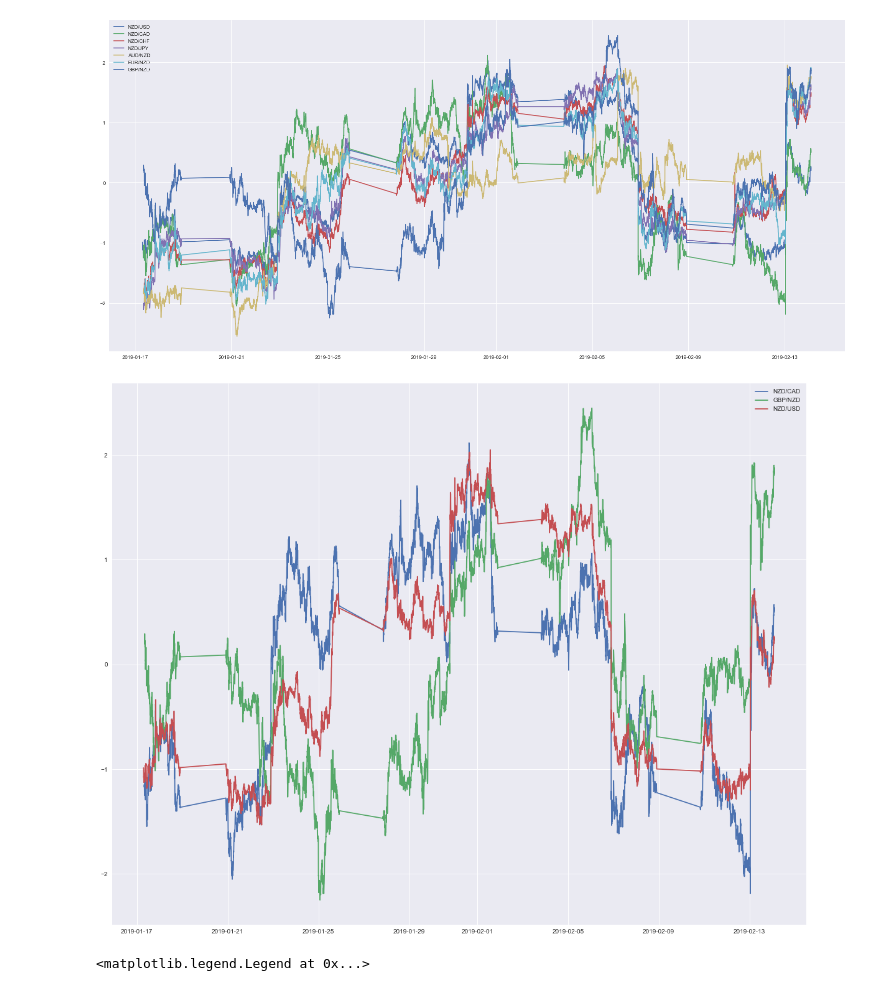
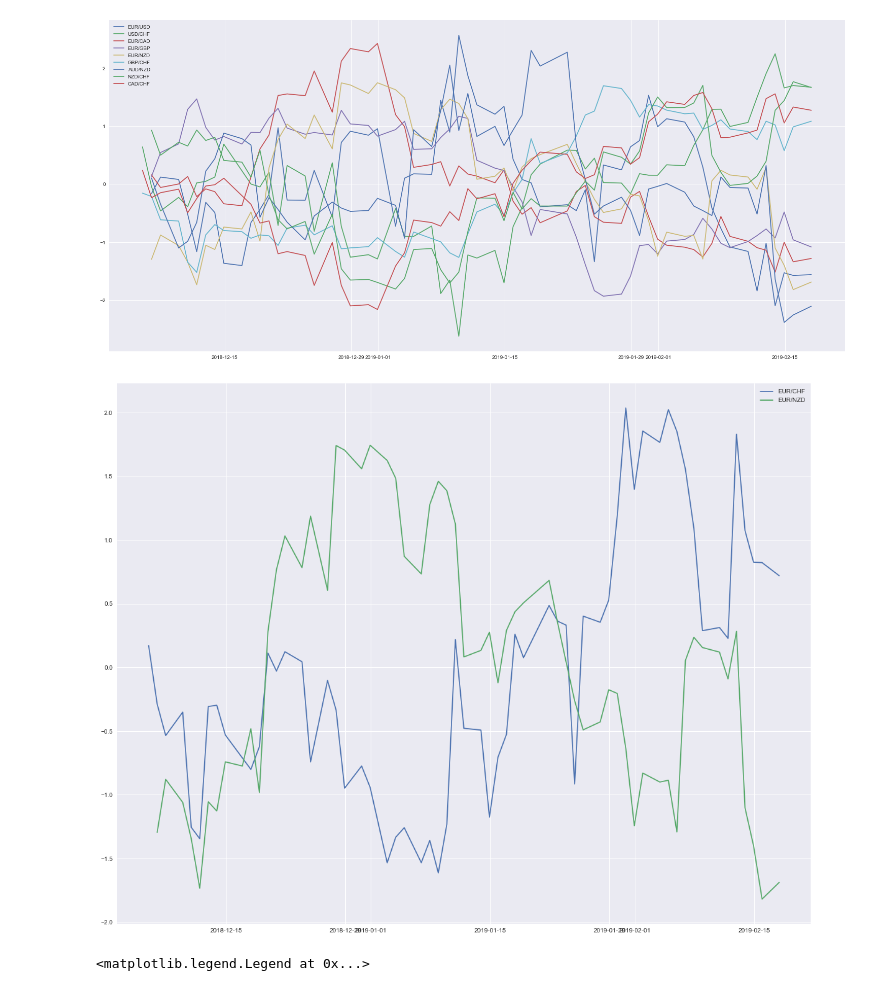
Before and after one commit to ballmdr/blockchain-python, a Jupyter notebook: FXCM/Correlation Lagging.ipynb, the cells around one changed output. Saved outputs shown, nothing was run; the diff lists cells and outputs as text; code cells hidden in the pictures.

```diff
--- a/FXCM/Correlation Lagging.ipynb
+++ b/FXCM/Correlation Lagging.ipynb
@@ -24,34 +22,30 @@ symbols = ['NZD/USD', 'NZD/CAD', 'NZD/CHF', 'NZD/JPY']
+# %%
+#symbols = ['EUR/USD', 'EUR/AUD', 'EUR/CAD', 'EUR/CHF', 'EUR/JPY', 'EUR/NZD', 'EUR/GBP']
+#symbols = ['GBP/AUD', 'GBP/CAD', 'GBP/CHF', 'GBP/JPY', 'GBP/NZD', 'GBP/USD']
+#symbols = ['AUD/CAD', 'AUD/CHF', 'AUD/JPY', 'AUD/NZD', 'AUD/USD']
+symbols = ['EUR/USD', 'USD/JPY', 'GBP/USD', 'USD/CAD', 'USD/CHF', 'AUD/USD', 'NZD/USD', 'EUR/AUD', 'EUR/CAD', 'EUR/CHF', 'EUR/GBP', 'EUR/JPY', 'EUR/NZD', 'GBP/AUD', 'GBP/CAD', 'GBP/CHF', 'GBP/JPY', 'GBP/NZD', 'AUD/CAD', 'AUD/CHF', 'AUD/JPY', 'AUD/NZD', 'NZD/CAD', 'NZD/CHF', 'NZD/JPY', 'CAD/CHF', 'CAD/JPY', 'CHF/JPY']
 # %%
 df = dict()
 for symbol in symbols:
-    df[symbol] = con.get_candles(symbol, period='m5', number=5760) #20 Days
+    df[symbol] = con.get_candles(symbol, period='D1', number=60)
     df[symbol]['Close'] = (df[symbol]['bidclose'] + df[symbol]['askclose'])/2
     df[symbol]['Close_z'] = z(df[symbol]['Close'])
     df[symbol].dropna(inplace=True)
-# %%
-symbols2 = ['AUD/NZD', 'EUR/NZD', 'GBP/NZD']
-for symbol in symbols2:
-    df[symbol] = con.get_candles(symbol, period='m5', number=5760) #20 Days
-    df[symbol]['Close'] = (df[symbol]['bidclose'] + df[symbol]['askclose'])/2
-    df[symbol]['Close_z'] = z(df[symbol]['Close'])*-1
-    df[symbol].dropna(inplace=True)
 # %%
 plt.figure(figsize=(26,12))
 for symbol in symbols:
-    plt.plot(df[symbol]['Close_z'], label=symbol)
-for symbol in symbols2:
-    plt.plot(df[symbol]['Close_z'], label=symbol)
+    if df[symbol].iloc[-1]['Close_z'] > 1 or df[symbol].iloc[-1]['Close_z'] < -1:
+        plt.plot(df[symbol]['Close_z'], label=symbol)
 plt.legend();
 # %% [output]
-[figure, old version]
+[figure, new version]
 # %%
 plt.figure(figsize=(20,16))
-plt.plot(df['NZD/CAD']['Close_z'], label='NZD/CAD')
-plt.plot(df['GBP/NZD']['Close_z'], label='GBP/NZD')
-plt.plot(df['NZD/USD']['Close_z'], label='NZD/USD')
+plt.plot(df['EUR/CHF']['Close_z'], label='EUR/CHF')
+plt.plot(df['EUR/NZD']['Close_z'], label='EUR/NZD')
 plt.legend();
 # %% [output]
-[figure, old version]
+[figure, new version]
 # %%
 symbols = ['USD/JPY', 'AUD/JPY', 'EUR/JPY', 'CAD/JPY', 'CHF/JPY', 'NZD/JPY', 'GBP/JPY']
 df = dict()
```
Also changed, not shown: parts of 1 cell of this notebook, 5 other files.
